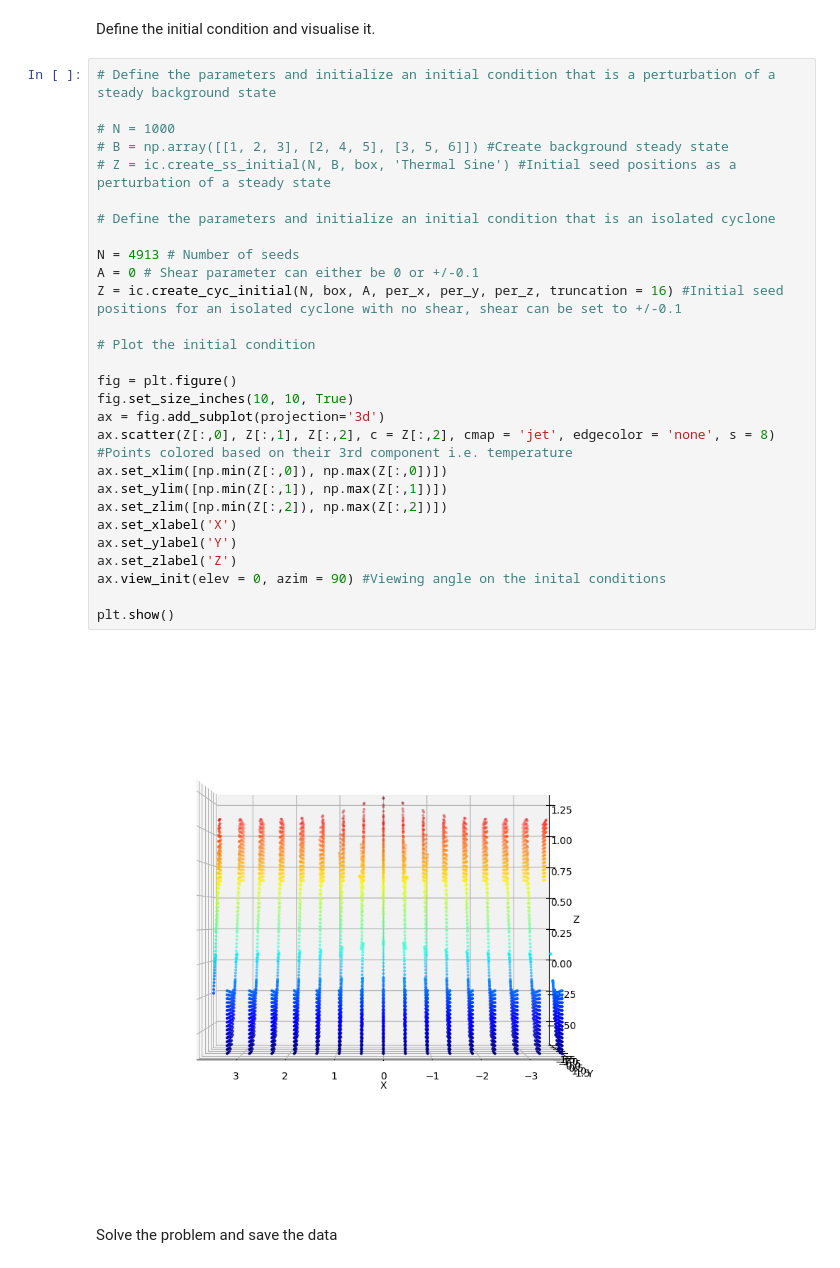
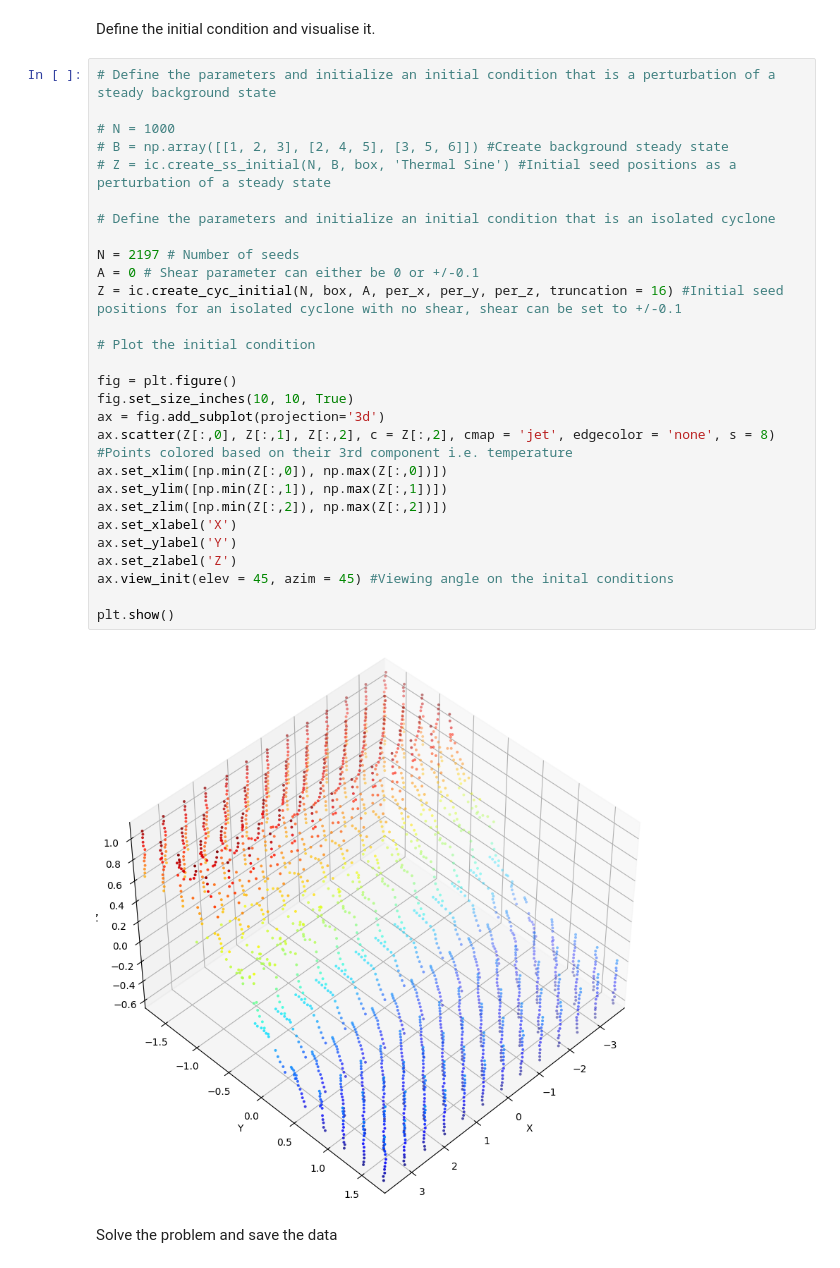
Before and after one commit to thelavier/3DIncompressibleSG, a Jupyter notebook: RunCode.ipynb, the cells around one changed output. Drawn from its saved outputs; the diff is of its cells as text.

```diff
--- a/RunCode.ipynb
+++ b/RunCode.ipynb
@@ -24,33 +24,33 @@ Define the initial condition and visualise it.
 # %%
 # Define the parameters and initialize an initial condition that is a perturbation of a steady background state
 
 # N = 1000
 # B = np.array([[1, 2, 3], [2, 4, 5], [3, 5, 6]]) #Create background steady state
 # Z = ic.create_ss_initial(N, B, box, 'Thermal Sine') #Initial seed positions as a perturbation of a steady state
 
 # Define the parameters and initialize an initial condition that is an isolated cyclone
 
-N = 4913 # Number of seeds
+N = 2197 # Number of seeds
 A = 0 # Shear parameter can either be 0 or +/-0.1
 Z = ic.create_cyc_initial(N, box, A, per_x, per_y, per_z, truncation = 16) #Initial seed positions for an isolated cyclone with no shear, shear can be set to +/-0.1
 
 # Plot the initial condition
 
 fig = plt.figure()
 fig.set_size_inches(10, 10, True)
 ax = fig.add_subplot(projection='3d')
 ax.scatter(Z[:,0], Z[:,1], Z[:,2], c = Z[:,2], cmap = 'jet', edgecolor = 'none', s = 8) #Points colored based on their 3rd component i.e. temperature
 ax.set_xlim([np.min(Z[:,0]), np.max(Z[:,0])])
 ax.set_ylim([np.min(Z[:,1]), np.max(Z[:,1])])
 ax.set_zlim([np.min(Z[:,2]), np.max(Z[:,2])])
 ax.set_xlabel('X')
 ax.set_ylabel('Y')
 ax.set_zlabel('Z')
-ax.view_init(elev = 0, azim = 90) #Viewing angle on the inital conditions
+ax.view_init(elev = 45, azim = 45) #Viewing angle on the inital conditions
 
 plt.show()
 # %% [output]
-[figure, old version]
+[figure, new version]
 # %% [markdown]
 Solve the problem and save the data
 # %%
```
Also changed, not shown: parts of 4 cells of this notebook, 3 other files.
